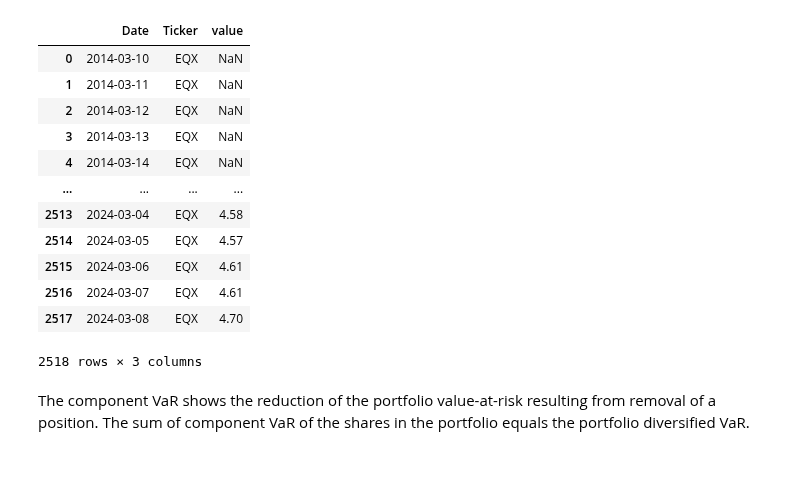
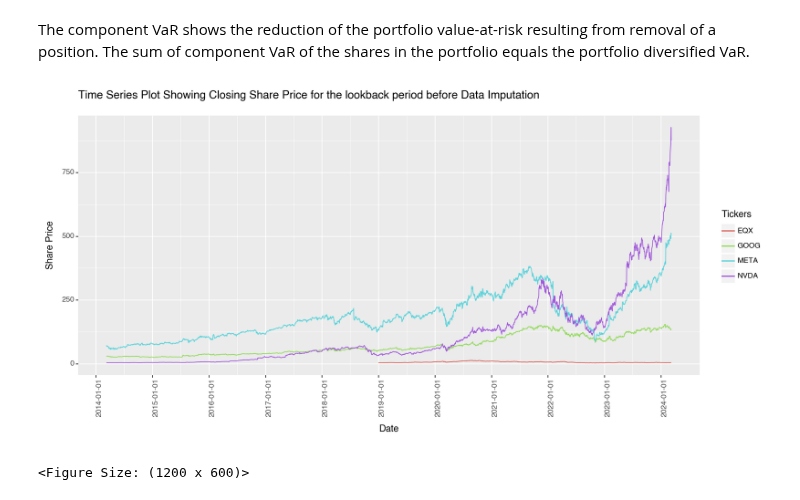
Before and after one commit to tomiadewusi/Case-Study, a Jupyter notebook: caseStudy2.ipynb, the cells around one changed output. Drawn from its saved outputs; the diff is of its cells as text; code cells hidden in the pictures; blank space fills up the shorter version.

```diff
--- a/caseStudy2.ipynb
+++ b/caseStudy2.ipynb
@@ -41,6 +41,6 @@ lengthFull = len(dataLookbackFull)
 lengthNoNa = len(dataLookbackNoNa)
 lastNaNum = lengthFull - lengthNoNa
 title = "Time Series Plot Showing Closing Share Price for the lookback period before Data Imputation"
-makeTimeSeriesPlot(title,makeLongTimeSeriesDf(dataLookbackFull))
+plotComplete = makeTimeSeriesPlot(title,makeLongTimeSeriesDf(dataLookbackFull))
 # %% [output]
 [*********************100%%**********************]  4 of 4 completed
@@ -114,18 +89,7 @@ predictions
-# %%
-longActual
-# %% [output]
-|  | Date | Ticker | value |
-| 0 | 2014-03-10 | EQX | NaN |
-| 1 | 2014-03-11 | EQX | NaN |
-| 2 | 2014-03-12 | EQX | NaN |
-| 3 | 2014-03-13 | EQX | NaN |
-| 4 | 2014-03-14 | EQX | NaN |
-| ... | ... | ... | ... |
-| 2513 | 2024-03-04 | EQX | 4.58 |
-| 2514 | 2024-03-05 | EQX | 4.57 |
-| 2515 | 2024-03-06 | EQX | 4.61 |
-| 2516 | 2024-03-07 | EQX | 4.61 |
-| 2517 | 2024-03-08 | EQX | 4.70 |
-2518 rows × 3 columns
 # %% [markdown]
 The component VaR shows the reduction of the portfolio value-at-risk resulting from removal of a position. The sum of component VaR of the shares in the portfolio equals the portfolio diversified VaR.
+# %%
+plotComplete
+# %% [output]
+[figure, added]
+<Figure Size: (1200 x 600)>
```
Also changed, not shown: parts of 4 cells of this notebook.
